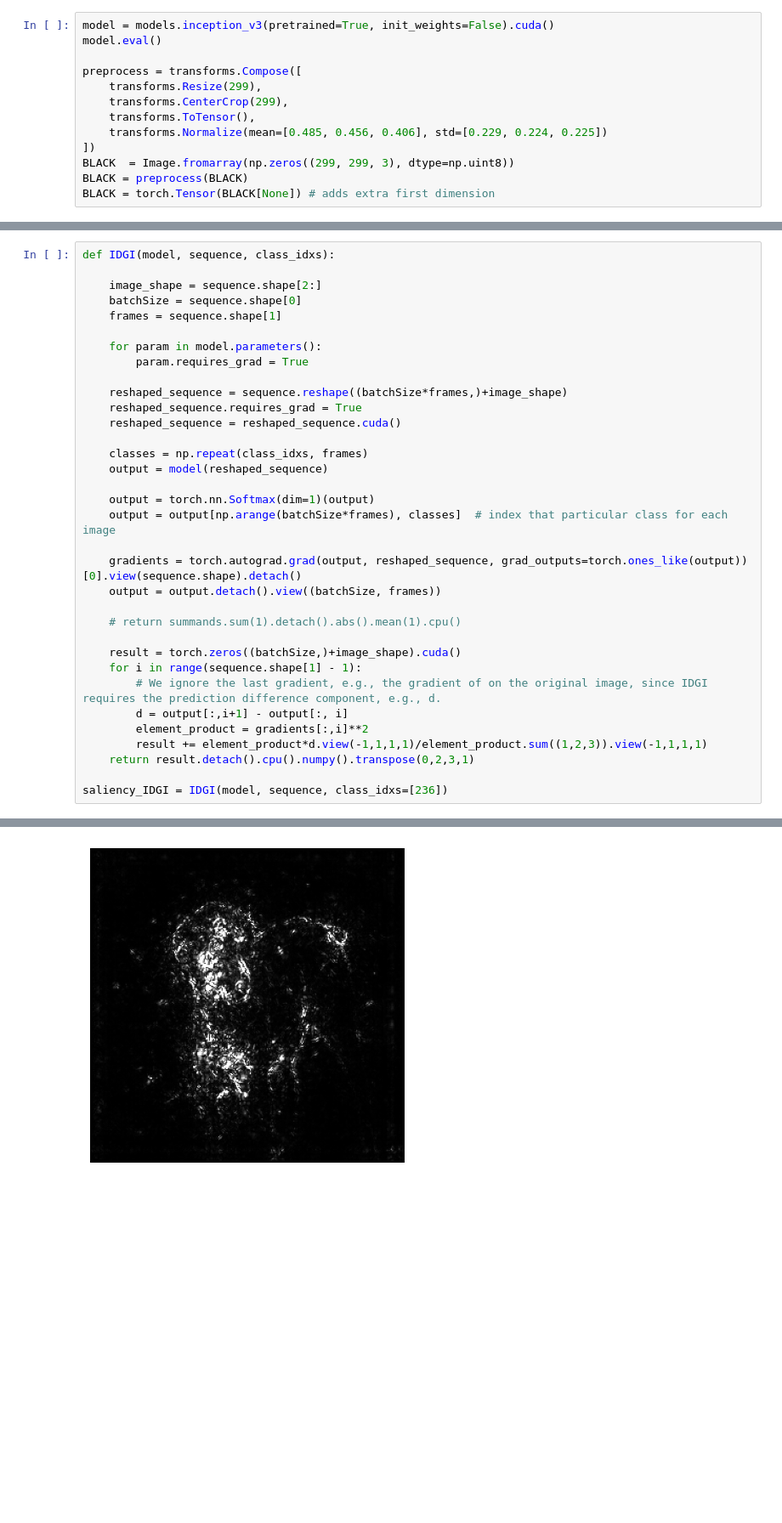
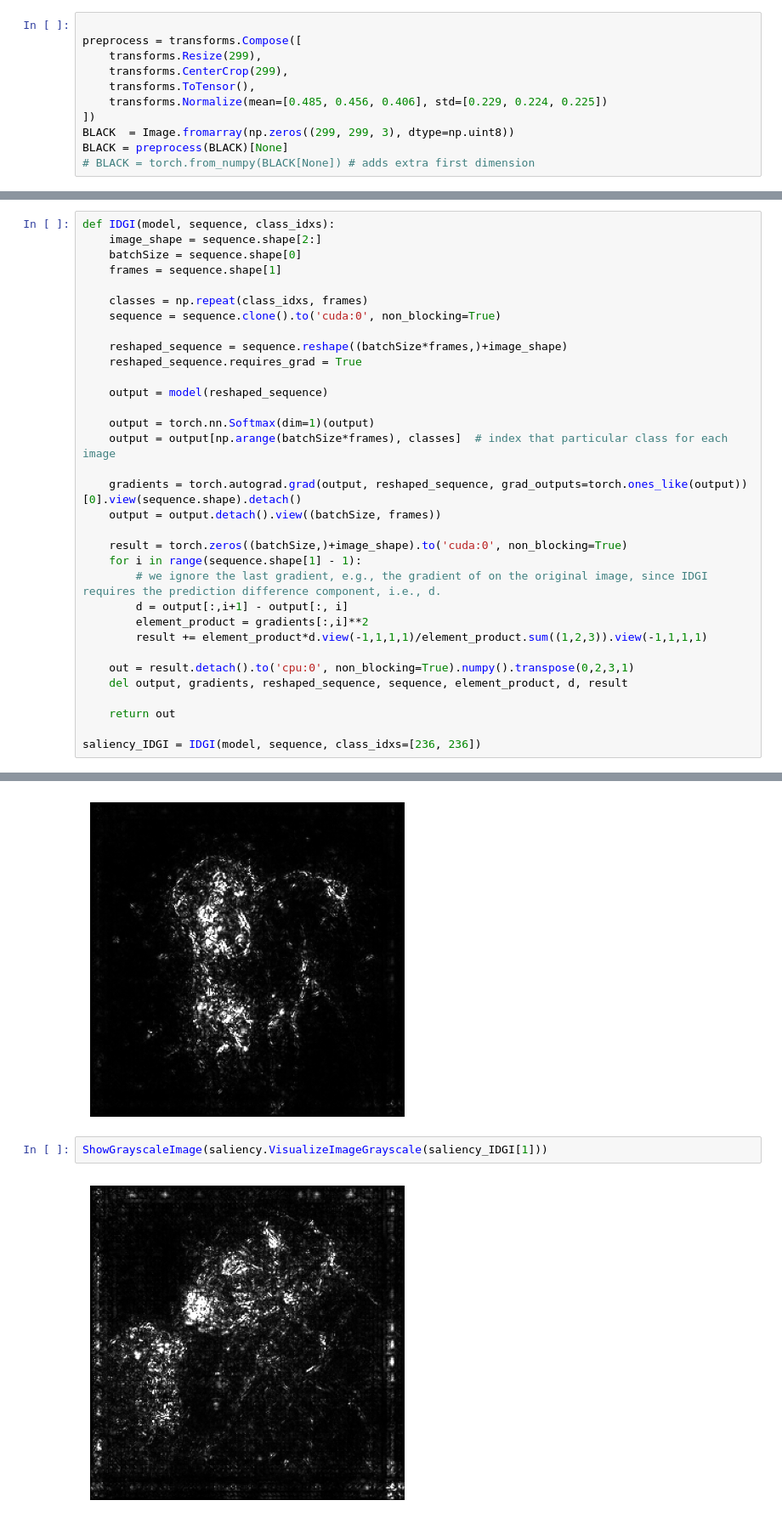
Before and after one commit to ShreeSinghi/TMLR-IDGI, a Jupyter notebook: implementation.ipynb, the cells around one changed output, grey strips where cells are left out. Shown at 85% size. Drawn from its saved outputs; the diff is of its cells as text; blank space fills up the shorter version.

```diff
--- a/implementation.ipynb
+++ b/implementation.ipynb
@@ -32,8 +32,6 @@ def ShowGrayscaleImage(im, title='', ax=None):
     plt.imshow(im, cmap=plt.cm.gray, vmin=0, vmax=1)
     plt.title(title)
 # %%
-model = models.inception_v3(pretrained=True, init_weights=False).cuda()
-model.eval()
 
 preprocess = transforms.Compose([
     transforms.Resize(299),
@@ -42,8 +40,8 @@ preprocess = transforms.Compose([
     transforms.Normalize(mean=[0.485, 0.456, 0.406], std=[0.229, 0.224, 0.225])
 ])
 BLACK  = Image.fromarray(np.zeros((299, 299, 3), dtype=np.uint8))
-BLACK = preprocess(BLACK)
-BLACK = torch.Tensor(BLACK[None]) # adds extra first dimension
+BLACK = preprocess(BLACK)[None]
+# BLACK = torch.from_numpy(BLACK[None]) # adds extra first dimension
 # %%
 def straight_path_images(model, images, n_steps):
 
@@ -96,18 +149,15 @@ ShowGrayscaleImage(saliency.VisualizeImageGrayscale(saliency_IG[0]))
 # %%
 def IDGI(model, sequence, class_idxs):
-
     image_shape = sequence.shape[2:]
     batchSize = sequence.shape[0]
     frames = sequence.shape[1]
 
-    for param in model.parameters():
-        param.requires_grad = True
+    classes = np.repeat(class_idxs, frames)
+    sequence = sequence.clone().to('cuda:0', non_blocking=True)
 
     reshaped_sequence = sequence.reshape((batchSize*frames,)+image_shape)
     reshaped_sequence.requires_grad = True
-    reshaped_sequence = reshaped_sequence.cuda()
 
-    classes = np.repeat(class_idxs, frames)
     output = model(reshaped_sequence)
 
     output = torch.nn.Softmax(dim=1)(output)
@@ -116,18 +166,24 @@ def IDGI(model, sequence, class_idxs):
     gradients = torch.autograd.grad(output, reshaped_sequence, grad_outputs=torch.ones_like(output))[0].view(sequence.shape).detach()
     output = output.detach().view((batchSize, frames))
 
-    # return summands.sum(1).detach().abs().mean(1).cpu()
-
-    result = torch.zeros((batchSize,)+image_shape).cuda()
+    result = torch.zeros((batchSize,)+image_shape).to('cuda:0', non_blocking=True)
     for i in range(sequence.shape[1] - 1):
-        # We ignore the last gradient, e.g., the gradient of on the original image, since IDGI requires the prediction difference component, e.g., d.
+        # we ignore the last gradient, e.g., the gradient of on the original image, since IDGI requires the prediction difference component, i.e., d.
         d = output[:,i+1] - output[:, i]
         element_product = gradients[:,i]**2
         result += element_product*d.view(-1,1,1,1)/element_product.sum((1,2,3)).view(-1,1,1,1)
-    return result.detach().cpu().numpy().transpose(0,2,3,1)
 
-saliency_IDGI = IDGI(model, sequence, class_idxs=[236])
+    out = result.detach().to('cpu:0', non_blocking=True).numpy().transpose(0,2,3,1)
+    del output, gradients, reshaped_sequence, sequence, element_product, d, result
+
+    return out
+
+saliency_IDGI = IDGI(model, sequence, class_idxs=[236, 236])
 # %%
 ShowGrayscaleImage(saliency.VisualizeImageGrayscale(saliency_IDGI[0]))
 # %% [output]
 [figure]
+# %%
+ShowGrayscaleImage(saliency.VisualizeImageGrayscale(saliency_IDGI[1]))
+# %% [output]
+[figure, added]
```
Also changed, not shown: parts of 14 cells of this notebook, 21 other files.
